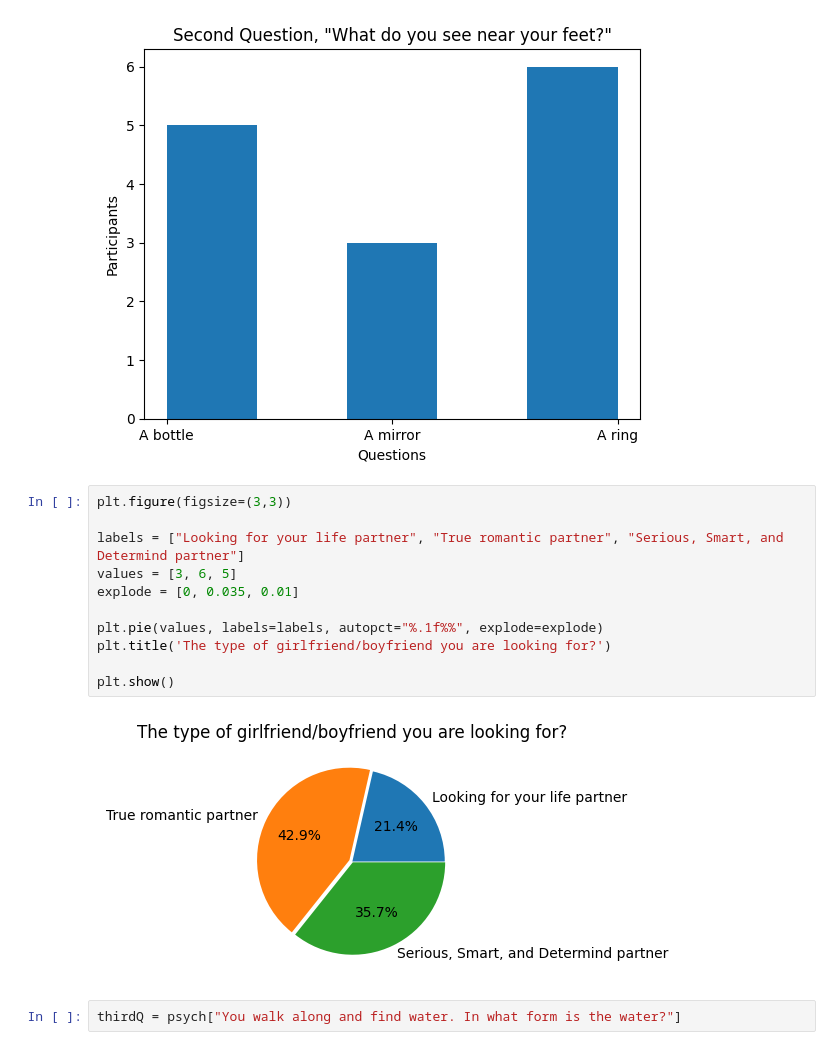
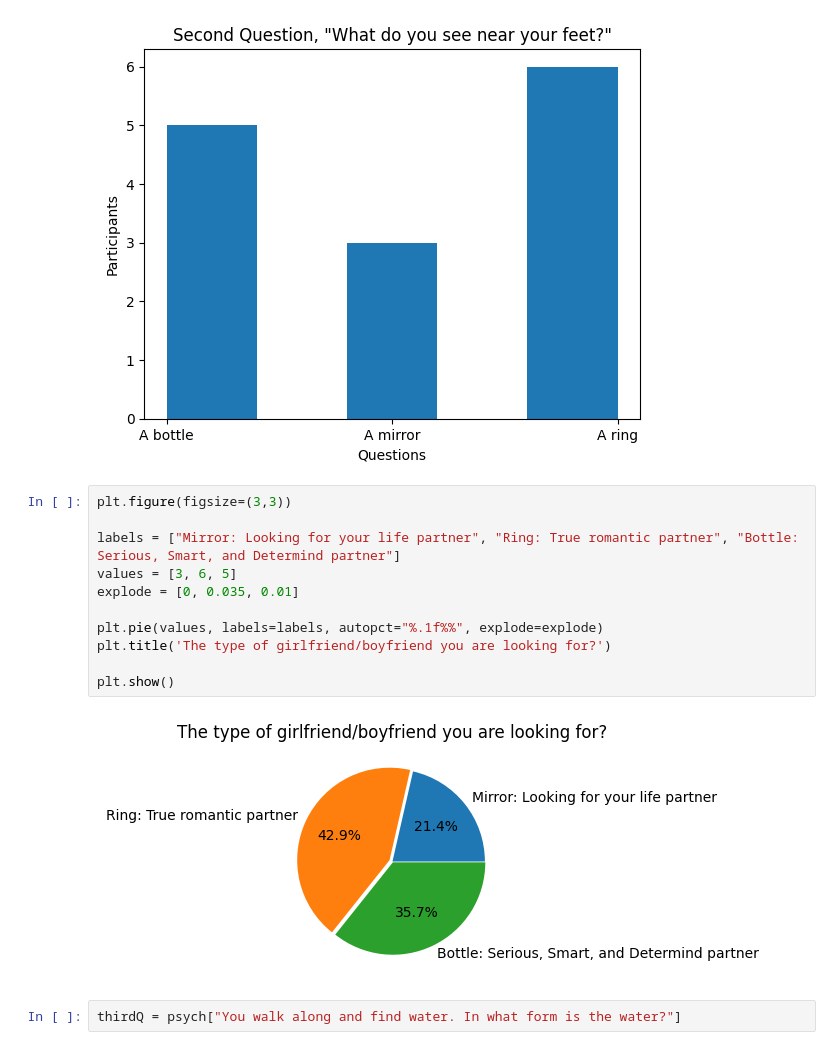
Before and after one commit to jyhun93/DataAmongUs_Yonghun_Jung, a Jupyter notebook: YongChart.ipynb, the cells around one changed output. Saved outputs shown, nothing was run; the diff lists cells and outputs as text.

```diff
--- a/YongChart.ipynb
+++ b/YongChart.ipynb
@@ -180,16 +180,16 @@ Text(0.5, 1.0, 'Second Question, "What do you see near your feet?"')
 # %%
 plt.figure(figsize=(3,3))
 
-labels = ["Looking for your life partner", "True romantic partner", "Serious, Smart, and Determind partner"]
+labels = ["Mirror: Looking for your life partner", "Ring: True romantic partner", "Bottle: Serious, Smart, and Determind partner"]
 values = [3, 6, 5]
 explode = [0, 0.035, 0.01]
 
 plt.pie(values, labels=labels, autopct="%.1f%%", explode=explode)
 plt.title('The type of girlfriend/boyfriend you are looking for?')
 
 plt.show()
 # %% [output]
-[figure, old version]
+[figure, new version]
 # %%
 thirdQ = psych["You walk along and find water. In what form is the water?"]
 # %%
```
Also changed, not shown: parts of 4 cells of this notebook.
